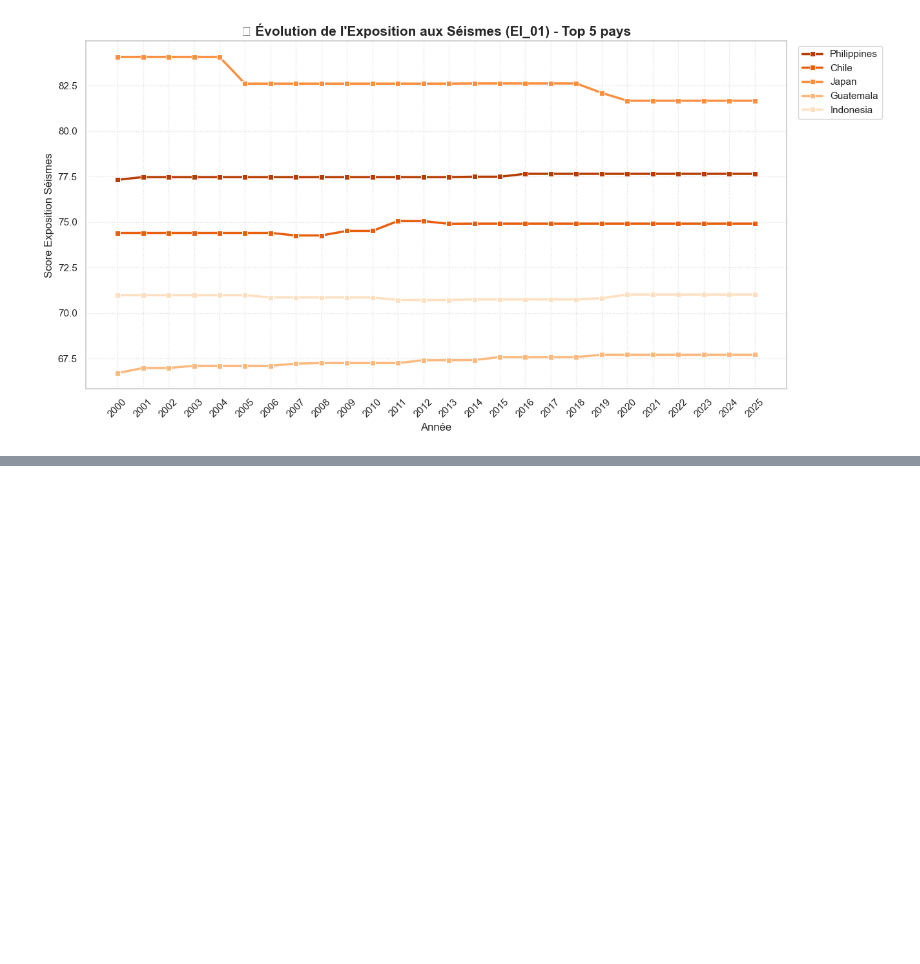
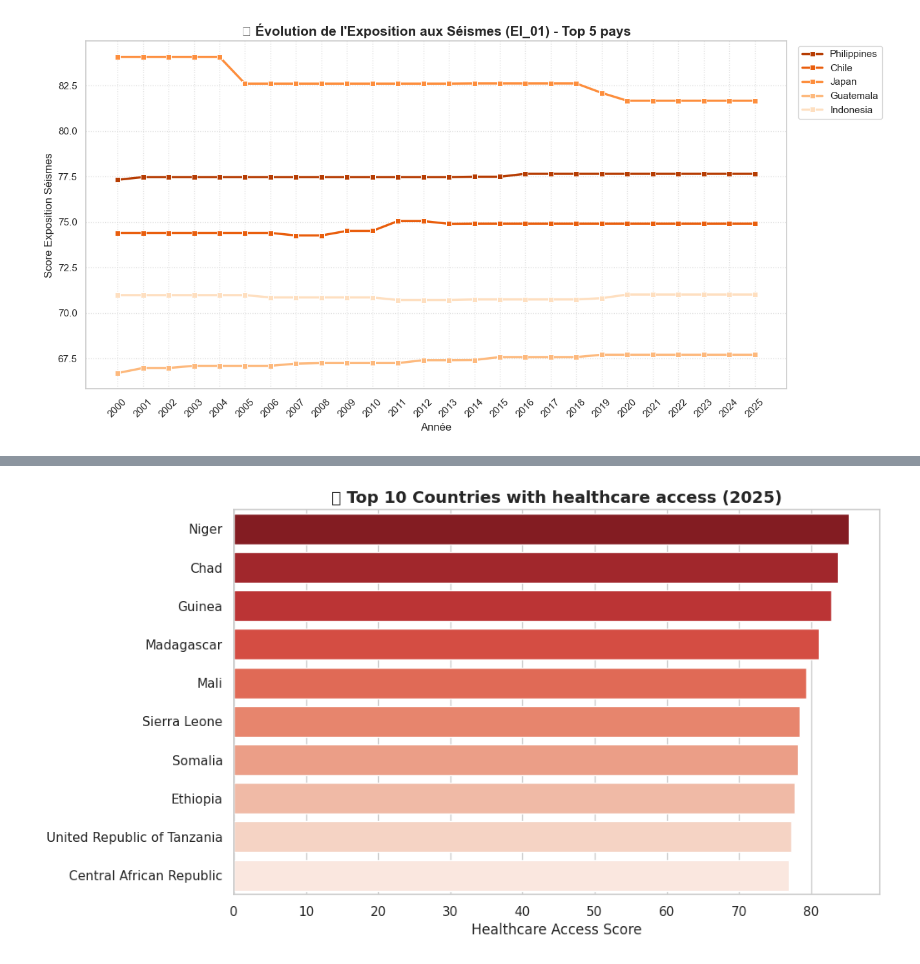
Before and after one commit to audurierth/world-risk-stats, a Jupyter notebook: graphics_BECHARD.ipynb, the cells around one changed output, grey strips where cells are left out. Drawn from its saved outputs; the diff is of its cells as text; code cells hidden in the pictures; blank space fills up the shorter version.

```diff
--- a/graphics_BECHARD.ipynb
+++ b/graphics_BECHARD.ipynb
@@ -336,0 +366,12 @@ if 'EI_01' in df.columns:
+# %%
+df_countries_healthcare = df.groupby('WRI.Country')[['CI_05', 'CI_06']].mean().reset_index()
+df_countries_healthcare["avg"] = df_countries_healthcare[['CI_05', 'CI_06']].mean(axis=1)
+top_ten_countries = df_countries_healthcare.sort_values(by='avg', ascending=False).head(10)
+plt.figure(figsize=(10, 6))
+sns.barplot(data=top_ten_countries, x='avg', y='WRI.Country', palette='Reds_r')
+plt.title(f'🟢 Top 10 Countries with healthcare access (2025)', fontsize=14, fontweight='bold')
+plt.xlabel('Healthcare Access Score')
+plt.ylabel('')
+plt.show()
+# %% [output]
+[figure, added]
```
Also changed, not shown: parts of 8 cells of this notebook, 6 other files.
